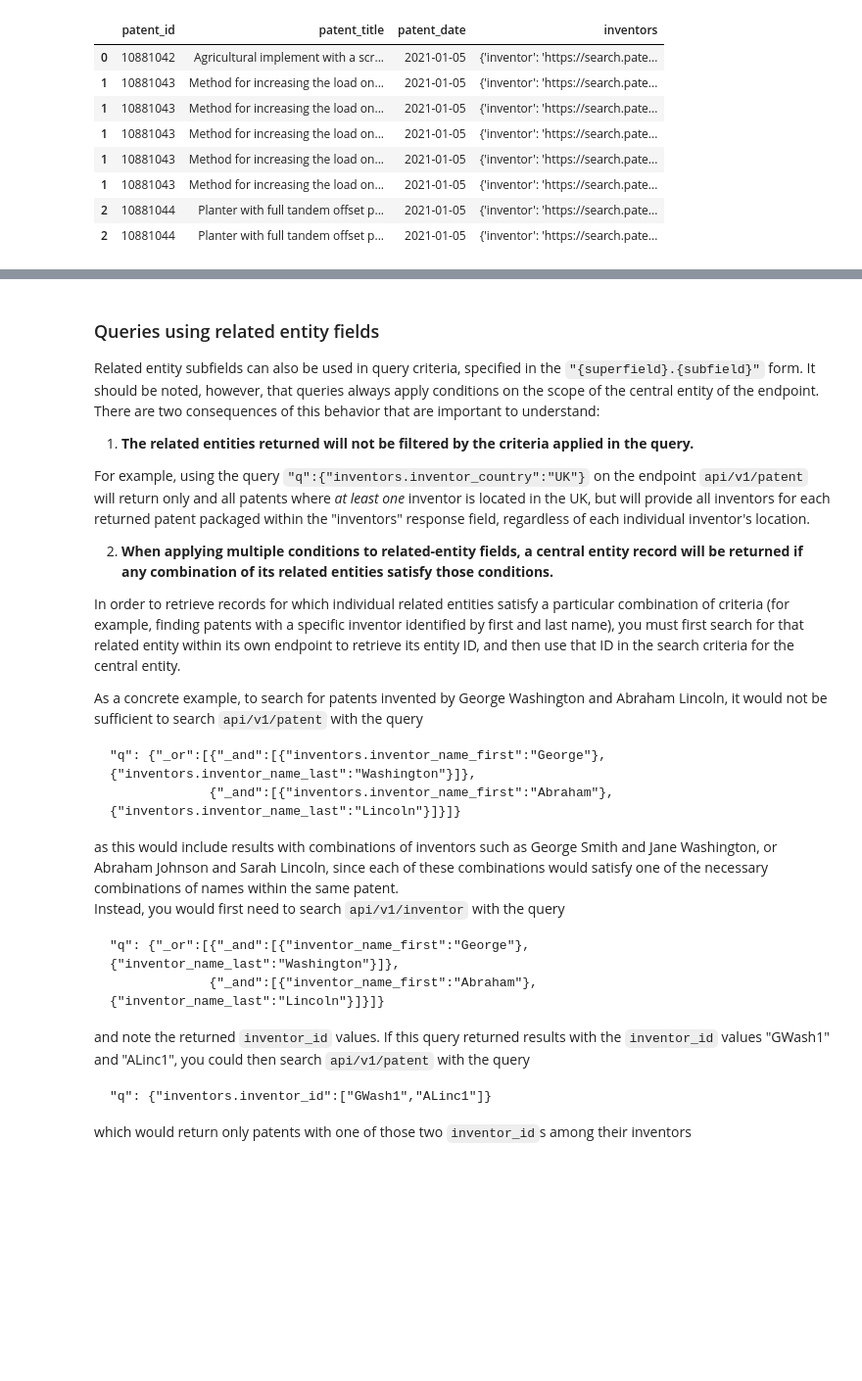
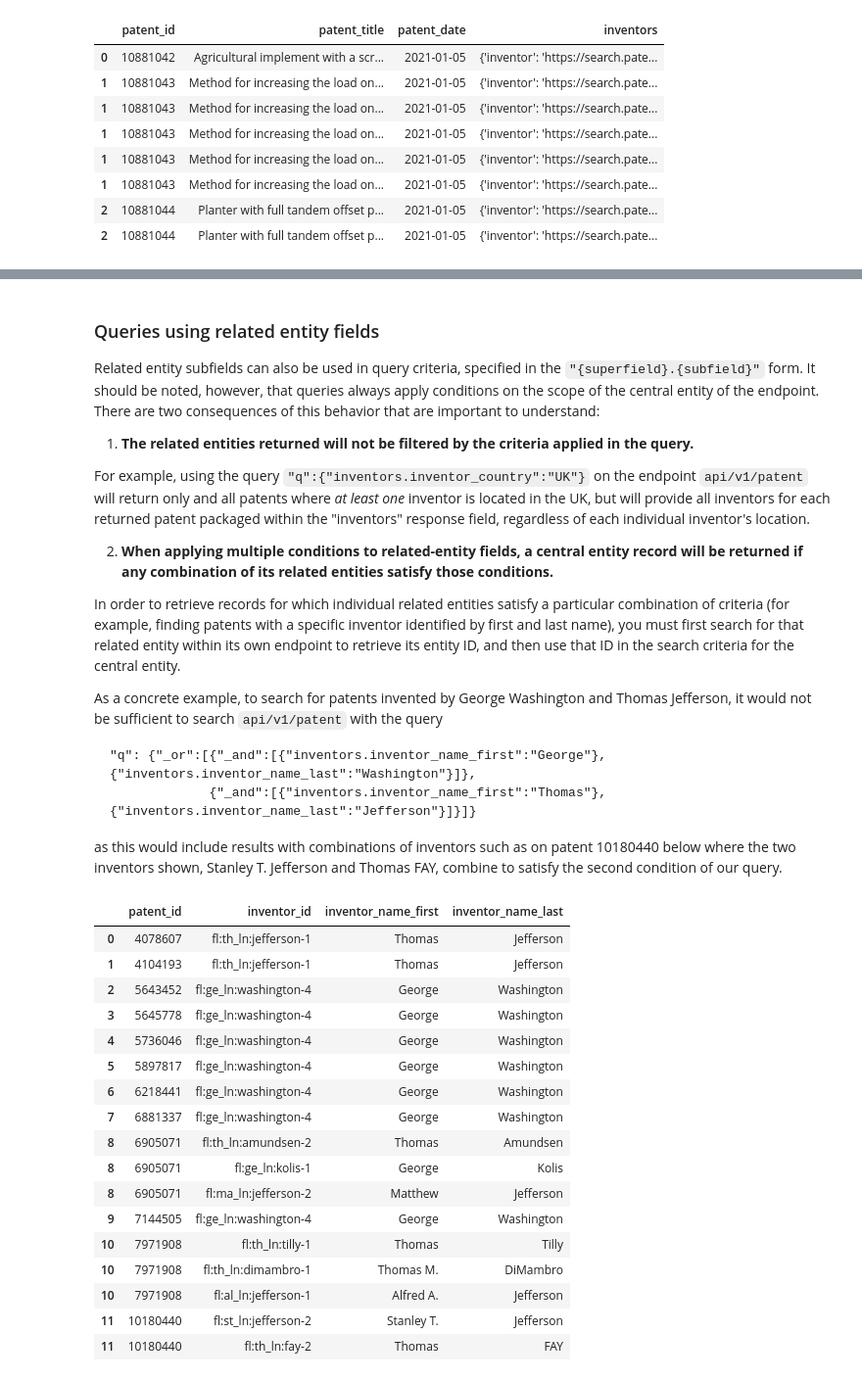
Before and after one commit to mustberuss/PatentsView-Code-Snippets, a Jupyter notebook: 07_PatentSearch_API_demo/PV PatentSearch API tutorial.ipynb, the cells around one changed output, grey strips where cells are left out. Shown at 98% size. Drawn from its saved outputs; the diff is of its cells as text; code cells hidden in the pictures; blank space fills up the shorter version.

Commit message:
added presidential code

````diff
--- a/07_PatentSearch_API_demo/PV PatentSearch API tutorial.ipynb
+++ b/07_PatentSearch_API_demo/PV PatentSearch API tutorial.ipynb
@@ -330,19 +330,59 @@ For example, using the query `"q":{"inventors.inventor_country":"UK"}` on the en
 
 In order to retrieve records for which individual related entities satisfy a particular combination of criteria (for example, finding patents with a specific inventor identified by first and last name), you must first search for that related entity within its own endpoint to retrieve its entity ID, and then use that ID in the search criteria for the central entity.
 
-As a concrete example, to search for patents invented by George Washington and Abraham Lincoln, it would not be sufficient to search `api/v1/patent` with the query
+As a concrete example, to search for patents invented by George Washington and Thomas Jefferson, it would not be sufficient to search `api/v1/patent` with the query
 ```
 "q": {"_or":[{"_and":[{"inventors.inventor_name_first":"George"}, {"inventors.inventor_name_last":"Washington"}]},
-             {"_and":[{"inventors.inventor_name_first":"Abraham"}, {"inventors.inventor_name_last":"Lincoln"}]}]}
+             {"_and":[{"inventors.inventor_name_first":"Thomas"}, {"inventors.inventor_name_last":"Jefferson"}]}]}
 ```
-as this would include results with combinations of inventors such as George Smith and Jane Washington, or Abraham Johnson and Sarah Lincoln, since each of these combinations would satisfy one of the necessary combinations of names within the same patent.
-Instead, you would first need to search `api/v1/inventor` with the query
-```
-"q": {"_or":[{"_and":[{"inventor_name_first":"George"}, {"inventor_name_last":"Washington"}]},
-             {"_and":[{"inventor_name_first":"Abraham"}, {"inventor_name_last":"Lincoln"}]}]}
-```
-and note the returned `inventor_id` values. If this query returned results with the `inventor_id` values "GWash1" and "ALinc1", you could then search `api/v1/patent` with the query
-```
-"q": {"inventors.inventor_id":["GWash1","ALinc1"]}
-```
-which would return only patents with one of those two `inventor_id`s among their inventors
+as this would include results with combinations of inventors such as on patent 10180440 below where the two inventors shown, Stanley T. Jefferson and Thomas FAY, combine to satisfy the second condition of our query.
+# %%
+patent_endpoint = "api/v1/patent"
+
+presidential_params = {
+    "f" : ["patent_id", "inventors.inventor_name_first", "inventors.inventor_name_last", "inventors.inventor_id"],
+    "q": {"_or":[{"_and":[{"inventors.inventor_name_first":"George"}, {"inventors.inventor_name_last":"Washington"}]},
+                 {"_and":[{"inventors.inventor_name_first":"Thomas"}, {"inventors.inventor_name_last":"Jefferson"}]}]}
+}
+
+response = make_get_request(patent_endpoint, presidential_params)
+example_data = pd.DataFrame(response.json()[response_key(patent_endpoint)])
+example_exploded = example_data.explode('inventors')
+example_recombined = example_data.merge(example_data['inventors'].explode().apply(pd.Series),
+                                        left_index=True, right_index=True)
+
+example_recombined.drop('inventors', axis=1, inplace=True)
+
+# inventor ID from its HATEOAS link
+example_recombined['inventor'] = example_recombined['inventor'].str. \
+    replace(r'https://search.patentsview.org/api/v1/inventor/(.*)/', r'\1', regex=True)
+
+example_recombined.rename(columns={'inventor': 'inventor_id'}, inplace=True)
+
+# filter out the inventors not strictly matching our query - the other inventors on the patent
+# that didn't meet our query criteria
+filtered = example_recombined[
+    example_recombined['inventor_name_first'].str.match(r'(George|Thomas)') |
+    example_recombined['inventor_name_last'].str.match(r'Washington|Jefferson')
+]
+
+display(filtered)
+# %% [output]
+|  | patent_id | inventor_id | inventor_name_first | inventor_name_last |
+| 0 | 4078607 | fl:th_ln:jefferson-1 | Thomas | Jefferson |
+| 1 | 4104193 | fl:th_ln:jefferson-1 | Thomas | Jefferson |
+| 2 | 5643452 | fl:ge_ln:washington-4 | George | Washington |
+| 3 | 5645778 | fl:ge_ln:washington-4 | George | Washington |
+| 4 | 5736046 | fl:ge_ln:washington-4 | George | Washington |
+| 5 | 5897817 | fl:ge_ln:washington-4 | George | Washington |
+| 6 | 6218441 | fl:ge_ln:washington-4 | George | Washington |
+| 7 | 6881337 | fl:ge_ln:washington-4 | George | Washington |
+| 8 | 6905071 | fl:th_ln:amundsen-2 | Thomas | Amundsen |
+| 8 | 6905071 | fl:ge_ln:kolis-1 | George | Kolis |
+| 8 | 6905071 | fl:ma_ln:jefferson-2 | Matthew | Jefferson |
+| 9 | 7144505 | fl:ge_ln:washington-4 | George | Washington |
+| 10 | 7971908 | fl:th_ln:tilly-1 | Thomas | Tilly |
+| 10 | 7971908 | fl:th_ln:dimambro-1 | Thomas M. | DiMambro |
+| 10 | 7971908 | fl:al_ln:jefferson-1 | Alfred A. | Jefferson |
+| 11 | 10180440 | fl:st_ln:jefferson-2 | Stanley T. | Jefferson |
+| 11 | 10180440 | fl:th_ln:fay-2 | Thomas | FAY |
````
Also changed, not shown: parts of 5 cells of this notebook.
